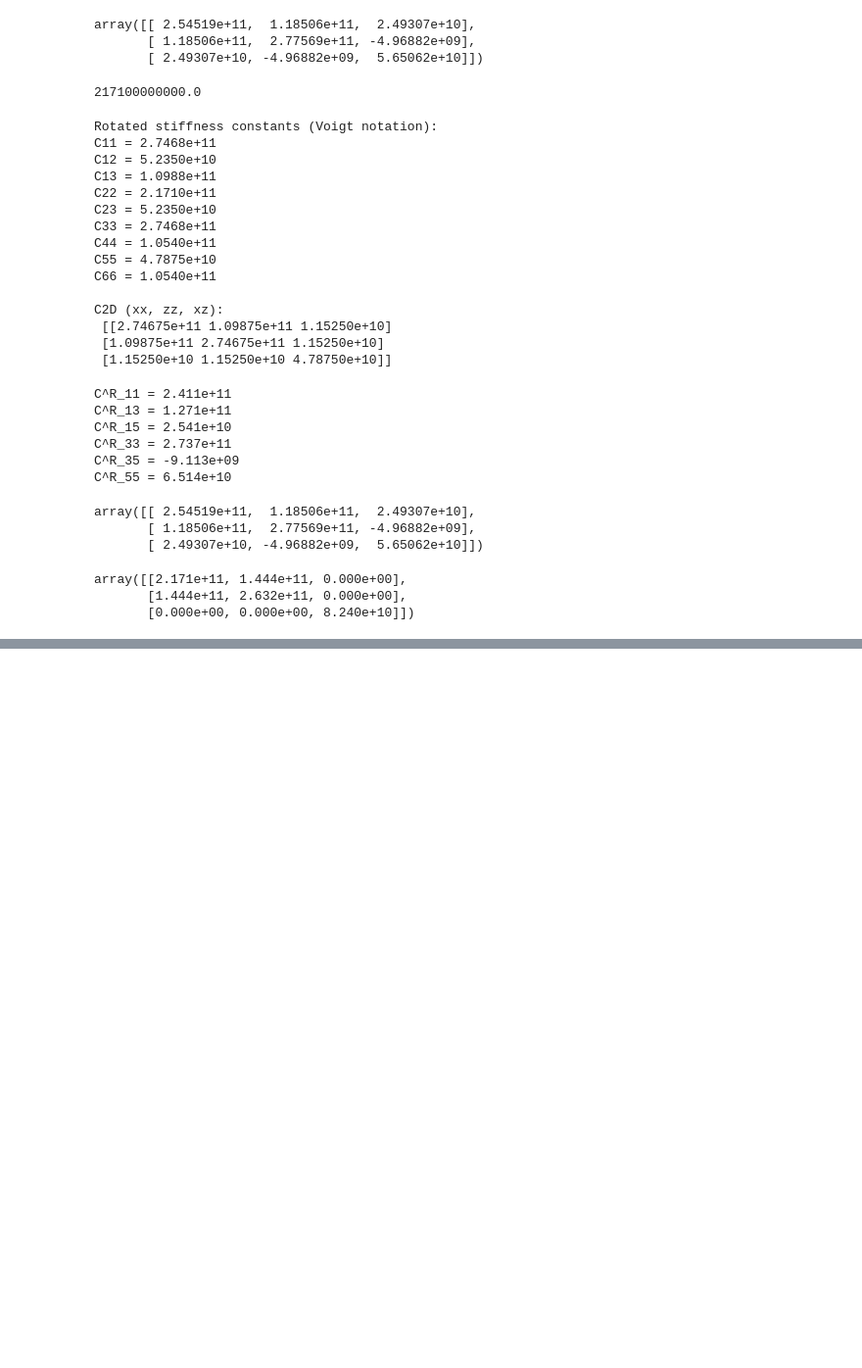
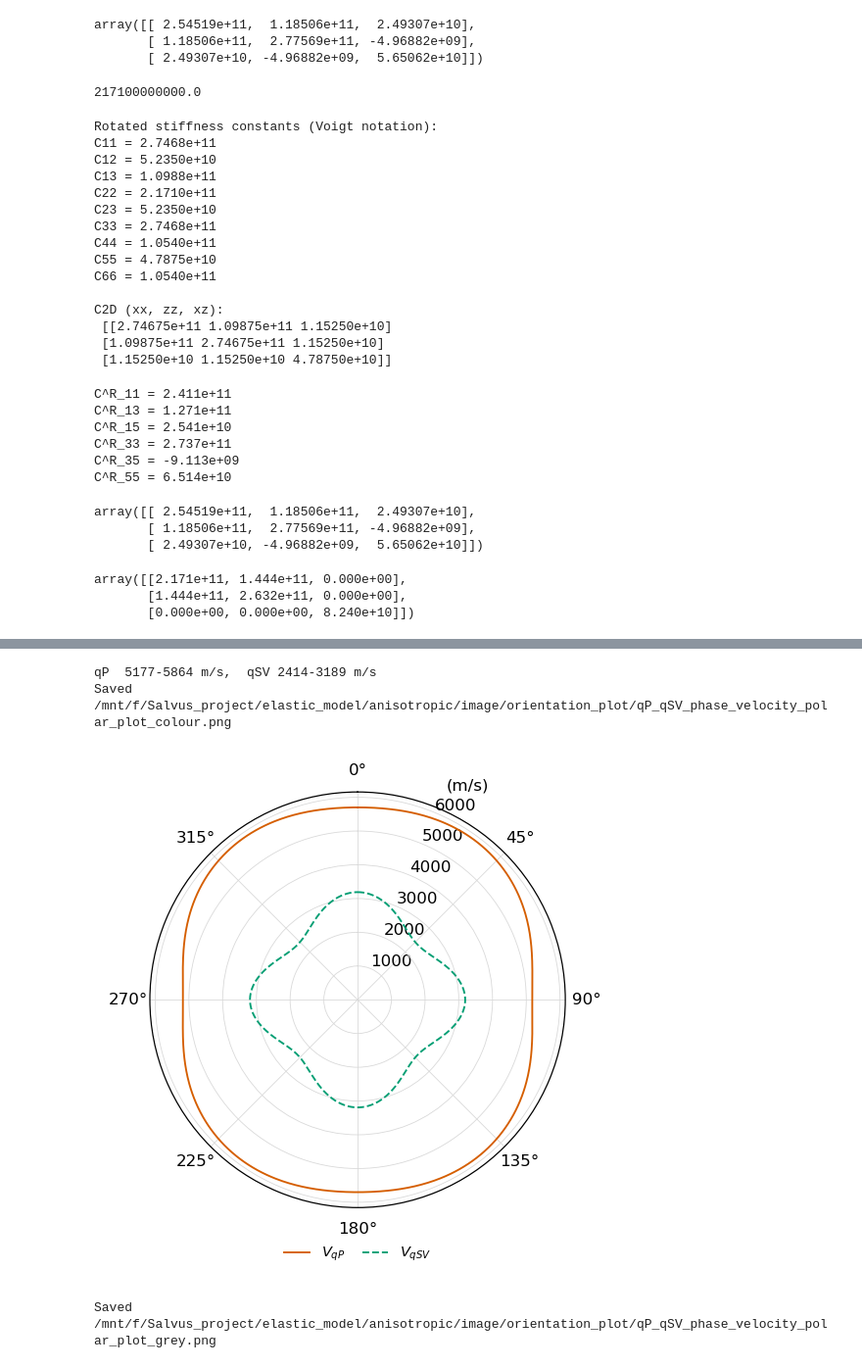
Before and after one commit to oliverwfy/tomography_orientation_2D, a Jupyter notebook: tomograhpy/orientation.ipynb, the cells around one changed output, grey strips where cells are left out. Shown at 98% size. Saved outputs shown, nothing was run; the diff lists cells and outputs as text; code cells hidden in the pictures; blank space fills up the shorter version.

```diff
--- a/tomograhpy/orientation.ipynb
+++ b/tomograhpy/orientation.ipynb
@@ -297,0 +305,54 @@ save_paper_figure(fig, Path(IMAGE_DIR_WIN, 'SH_wave_slowness_polar_plot'))
+# %%
+import numpy as np
+import matplotlib.pyplot as plt
+from pathlib import Path
+from my_code.plot_style import apply_paper_style, save_paper_figure, SINGLE_COL, GRID_KW
+
+# qP and qSV phase velocities in the x-z plane of the unrotated austenite (symmetry axis along +z):
+# Christoffel matrix for the propagation direction n = (sin phi, cos phi), phi clockwise from +z,
+#   G = [[C11 n_x^2 + C55 n_z^2, (C13 + C55) n_x n_z], [(C13 + C55) n_x n_z, C55 n_x^2 + C33 n_z^2]] / rho
+# qP = sqrt(largest eigenvalue), qSV = sqrt(smallest). A grain rotated by theta rotates the curves by theta.
+# Two colour options (line styles differ in both): Okabe-Ito colour (colour-blind safe) and greyscale.
+apply_paper_style()
+COLOUR_OPTIONS = {'colour': ('#D55E00', '#009E73'),       # vermilion qP, green qSV (as the original)
+                  'grey':   ('k', '0.5')}                 # black qP, grey qSV (greyscale print)
+
+phi = np.deg2rad(np.linspace(0, 360, 721))
+nx, nz = np.sin(phi), np.cos(phi)
+C55 = matl.C44
+G11 = matl.C11 * nx**2 + C55 * nz**2
+G33 = C55 * nx**2 + matl.C33 * nz**2
+G13 = (matl.C13 + C55) * nx * nz
+mean, half = 0.5 * (G11 + G33), np.sqrt(0.25 * (G11 - G33)**2 + G13**2)
+v_qP  = np.sqrt((mean + half) / matl.RHO)
+v_qSV = np.sqrt((mean - half) / matl.RHO)
+print(f"qP  {v_qP.min():.0f}-{v_qP.max():.0f} m/s,  qSV {v_qSV.min():.0f}-{v_qSV.max():.0f} m/s")
+
+
+def velocity_polar(curves, name):
+    """Single-column polar plot of phase velocities; curves = [(v, colour, linestyle, label), ...]."""
+    fig = plt.figure(figsize=(SINGLE_COL, SINGLE_COL))
+    ax = fig.add_subplot(111, polar=True)
+    ax.set_theta_zero_location('N')   # 0 deg at the top (+z, symmetry axis)
+    ax.set_theta_direction(-1)        # clockwise, as the orientation angle
+    for v, color, ls, label in curves:
+        ax.plot(phi, v, color=color, lw=0.9, ls=ls, label=label)
+    ax.set_ylim(0, 1.05 * v_qP.max())
+    ax.set_rlabel_position(22.5)
+    ax.text(np.deg2rad(22.5), 1.17 * v_qP.max(), '(m/s)', ha='left', va='center')   # radial unit
+    ax.grid(True, **GRID_KW)          # light grid: the curves stand out
+    ax.legend(loc='upper center', bbox_to_anchor=(0.5, -0.06), ncol=len(curves), frameon=False,
+              handlelength=1.8, columnspacing=1.2)
+    fig.tight_layout(pad=0.3)
+    save_paper_figure(fig, Path(FIG_DIR, name))
+    plt.show()
+
+
+for option, (c_qp, c_qsv) in COLOUR_OPTIONS.items():
+    velocity_polar([(v_qP, c_qp, '-', r'$V_{qP}$'), (v_qSV, c_qsv, '--', r'$V_{qSV}$')],
+                   f'qP_qSV_phase_velocity_polar_plot_{option}')
+# %% [output]
+qP  5177-5864 m/s,  qSV 2414-3189 m/s
+Saved /mnt/f/Salvus_project/elastic_model/anisotropic/image/orientation_plot/qP_qSV_phase_velocity_polar_plot_colour.png
+[figure, added]
+Saved /mnt/f/Salvus_project/elastic_model/anisotropic/image/orientation_plot/qP_qSV_phase_velocity_polar_plot_grey.png
```
Also changed, not shown: parts of 7 cells of this notebook.
